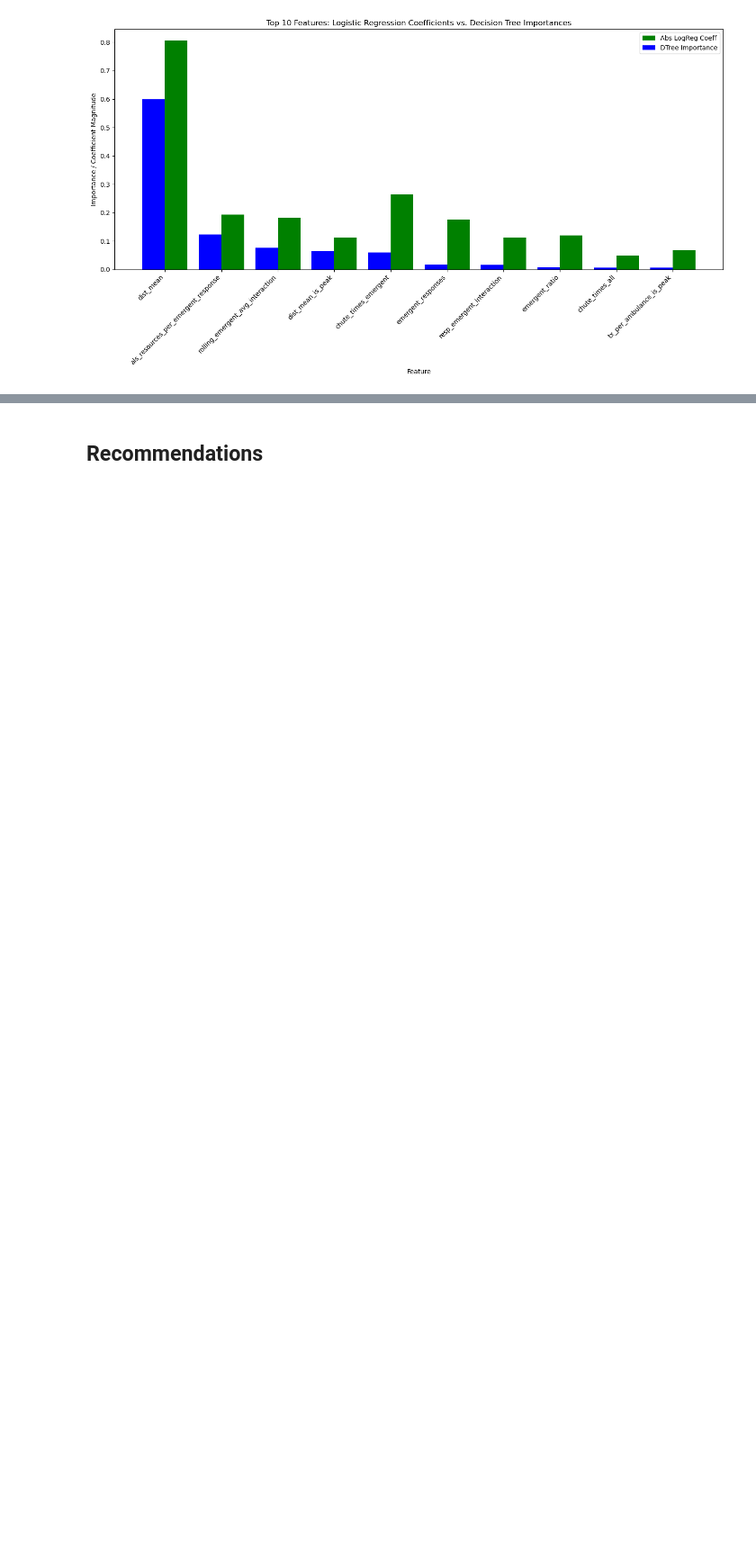
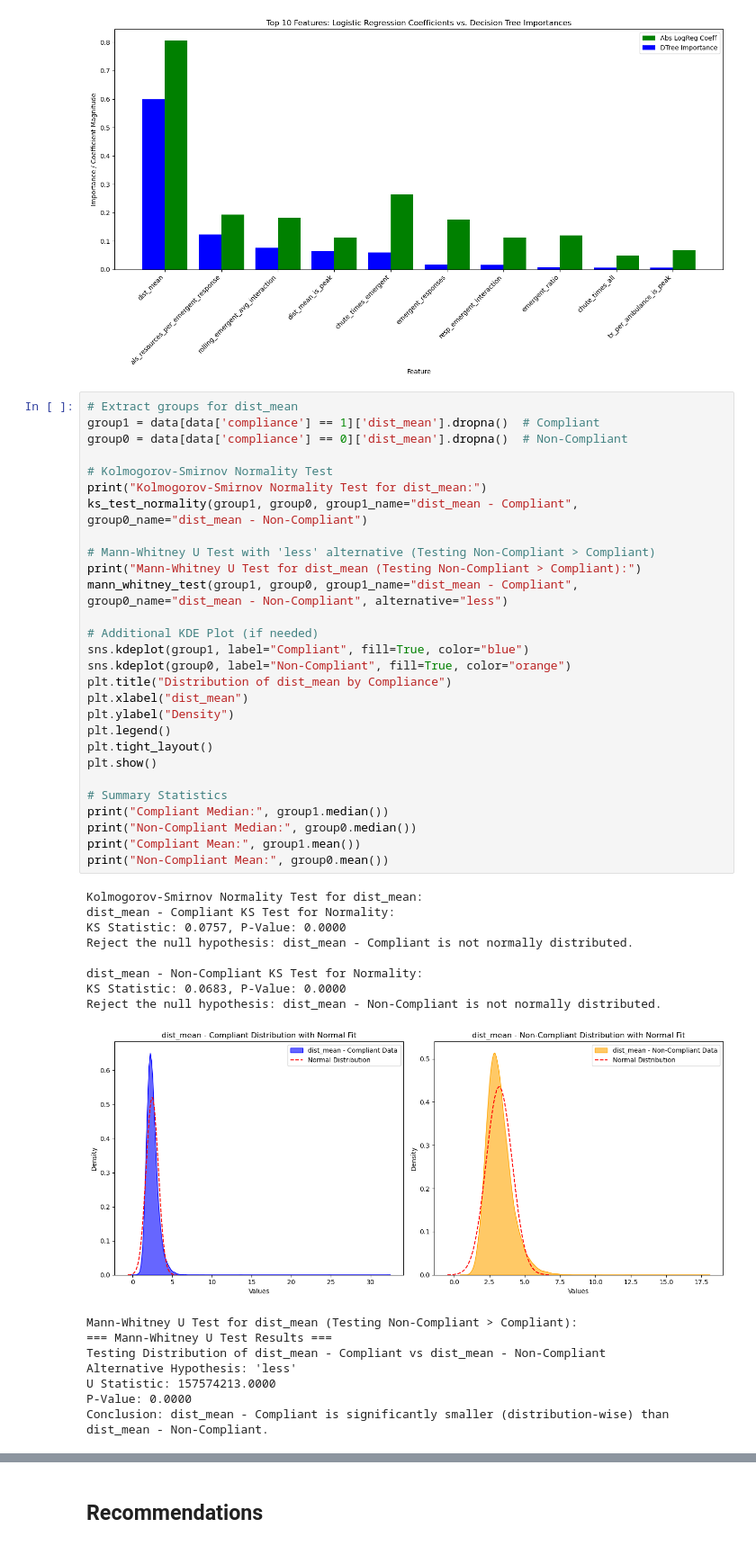
Before and after one commit to n2b8/EMS_Response_Performance_Analysis, a Jupyter notebook: index.ipynb, the cells around one changed output, grey strips where cells are left out. Shown at 90% size. Saved outputs shown, nothing was run; the diff lists cells and outputs as text; blank space fills up the shorter version.

Commit message:
eval - dist_mean stat analysis

```diff
--- a/index.ipynb
+++ b/index.ipynb
@@ -1139,3 +1139,48 @@ plt.show()
 16                        perc_from_hosp          0.027692          0.000000
 11                         overload_flag          0.023967          0.000000
 [figure]
+# %%
+# Extract groups for dist_mean
+group1 = data[data['compliance'] == 1]['dist_mean'].dropna()  # Compliant
+group0 = data[data['compliance'] == 0]['dist_mean'].dropna()  # Non-Compliant
+
+# Kolmogorov-Smirnov Normality Test
+print("Kolmogorov-Smirnov Normality Test for dist_mean:")
+ks_test_normality(group1, group0, group1_name="dist_mean - Compliant", group0_name="dist_mean - Non-Compliant")
+
+# Mann-Whitney U Test with 'less' alternative (Testing Non-Compliant > Compliant)
+print("Mann-Whitney U Test for dist_mean (Testing Non-Compliant > Compliant):")
+mann_whitney_test(group1, group0, group1_name="dist_mean - Compliant", group0_name="dist_mean - Non-Compliant", alternative="less")
+
+# Additional KDE Plot (if needed)
+sns.kdeplot(group1, label="Compliant", fill=True, color="blue")
+sns.kdeplot(group0, label="Non-Compliant", fill=True, color="orange")
+plt.title("Distribution of dist_mean by Compliance")
+plt.xlabel("dist_mean")
+plt.ylabel("Density")
+plt.legend()
+plt.tight_layout()
+plt.show()
+
+# Summary Statistics
+print("Compliant Median:", group1.median())
+print("Non-Compliant Median:", group0.median())
+print("Compliant Mean:", group1.mean())
+print("Non-Compliant Mean:", group0.mean())
+# %% [output]
+Kolmogorov-Smirnov Normality Test for dist_mean:
+dist_mean - Compliant KS Test for Normality:
+KS Statistic: 0.0757, P-Value: 0.0000
+Reject the null hypothesis: dist_mean - Compliant is not normally distributed.
+
+dist_mean - Non-Compliant KS Test for Normality:
+KS Statistic: 0.0683, P-Value: 0.0000
+Reject the null hypothesis: dist_mean - Non-Compliant is not normally distributed.
+[figure, added]
+Mann-Whitney U Test for dist_mean (Testing Non-Compliant > Compliant):
+=== Mann-Whitney U Test Results ===
+Testing Distribution of dist_mean - Compliant vs dist_mean - Non-Compliant
+Alternative Hypothesis: 'less'
+U Statistic: 157574213.0000
+P-Value: 0.0000
+Conclusion: dist_mean - Compliant is significantly smaller (distribution-wise) than dist_mean - Non-Compliant.
```
Also changed, not shown: parts of 1 cell of this notebook.
